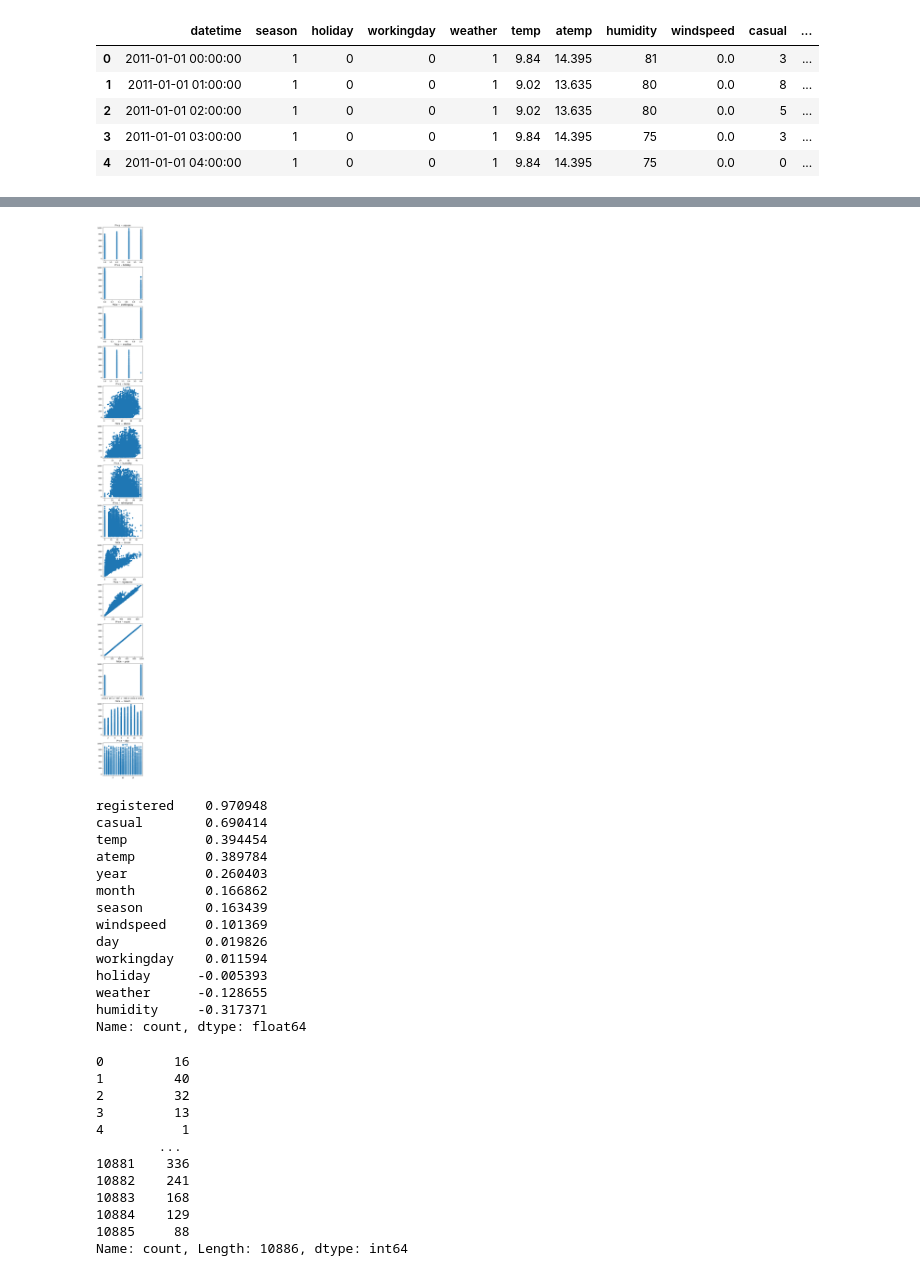
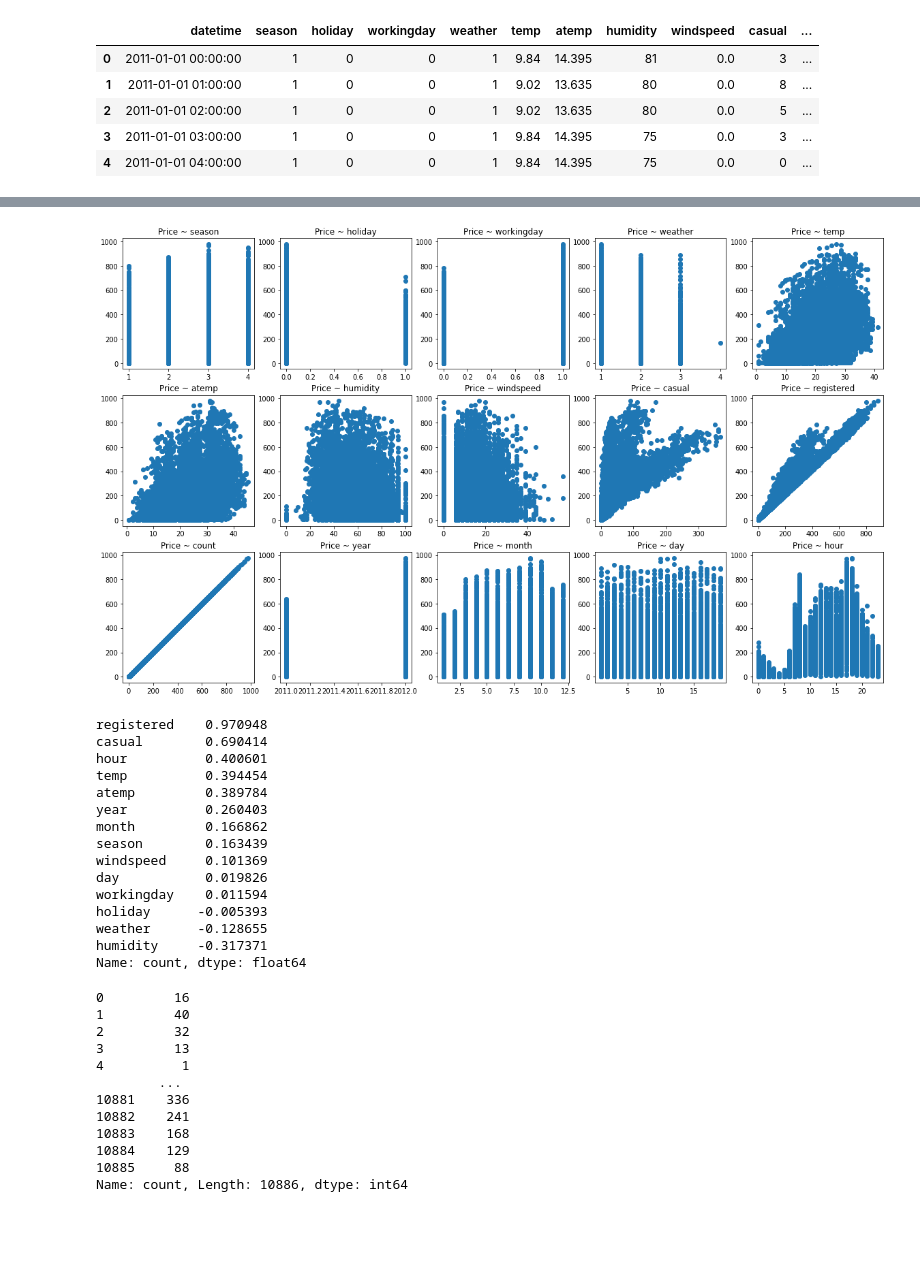
Before and after one commit to Ukjang/2022fin, a Jupyter notebook: 머신러닝_딥러닝/실습_자전거대여_수요_예측.ipynb, the cells around one changed output, grey strips where cells are left out. Cells and saved outputs as stored; diff of their text form; code cells hidden in the pictures; blank space fills up the shorter version.

```diff
--- a/머신러닝_딥러닝/실습_자전거대여_수요_예측.ipynb
+++ b/머신러닝_딥러닝/실습_자전거대여_수요_예측.ipynb
@@ -67,6 +67,7 @@ df.head()
 df['year'] = pd.to_datetime(df.datetime).dt.year
 df['month'] = pd.to_datetime(df.datetime).dt.month
 df['day'] = pd.to_datetime(df.datetime).dt.day
+df['hour'] = pd.to_datetime(df.datetime).dt.hour
 df.head()
 # %% [output]
 |  | datetime | season | holiday | workingday | weather | temp | atemp | humidity | windspeed | casual | ... |
@@ -82,0 +84,9 @@ sns.pairplot(df)
+# %%
+fig, axs = plt.subplots(figsize=(16,8), ncols=4, nrows=2)
+cat_features=['year', 'month', 'season', 'weather', 'day', 'hour', 'holiday', 'workingday']
+# cat_features에 있는 모든 칼럼별로 개별 칼럼값에 따른 count의 합을 barplot으로 시각화
+for i, feature in enumerate(cat_features):
+    row = int(i/4)
+    col = i%4
+    #시본의 barplot을 이용해 칼럼값에 따른 count의 합을 표현
+    sns.barplot(x=feature, y='count', data=df, ax=axs[row][col])
@@ -83,19 +95,20 @@ sns.pairplot(df)
 # %%
-plt.figure(figsize=(4, 14*4))
+plt.figure(figsize=(4*5, 4*3))
 num = 1
 for col in df.columns[df.dtypes != 'object']:
-    plt.subplot(14, 1, num)
+    plt.subplot(3, 5, num)
     plt.scatter(df[col], df['count'])
     plt.title(f'Price ~ {col}')
     num += 1
 plt.show()
 # %% [output]
-[figure, old version]
+[figure, new version]
 # %%
 df.corr()['count'].drop('count').sort_values(ascending=False)
 # %% [output]
 registered    0.970948
 casual        0.690414
+hour          0.400601
 temp          0.394454
 atemp         0.389784
 year          0.260403
```
Also changed, not shown: parts of 50 cells of this notebook, 1 other file.
